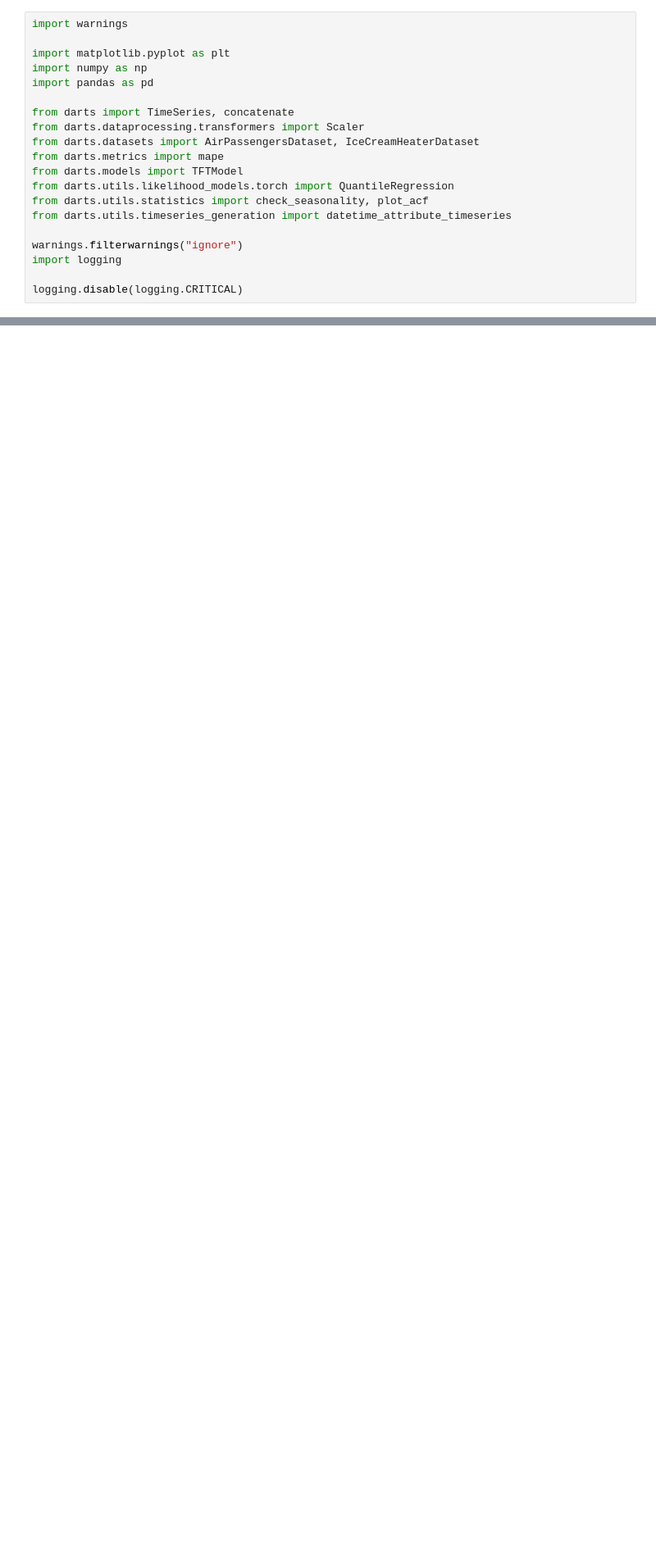
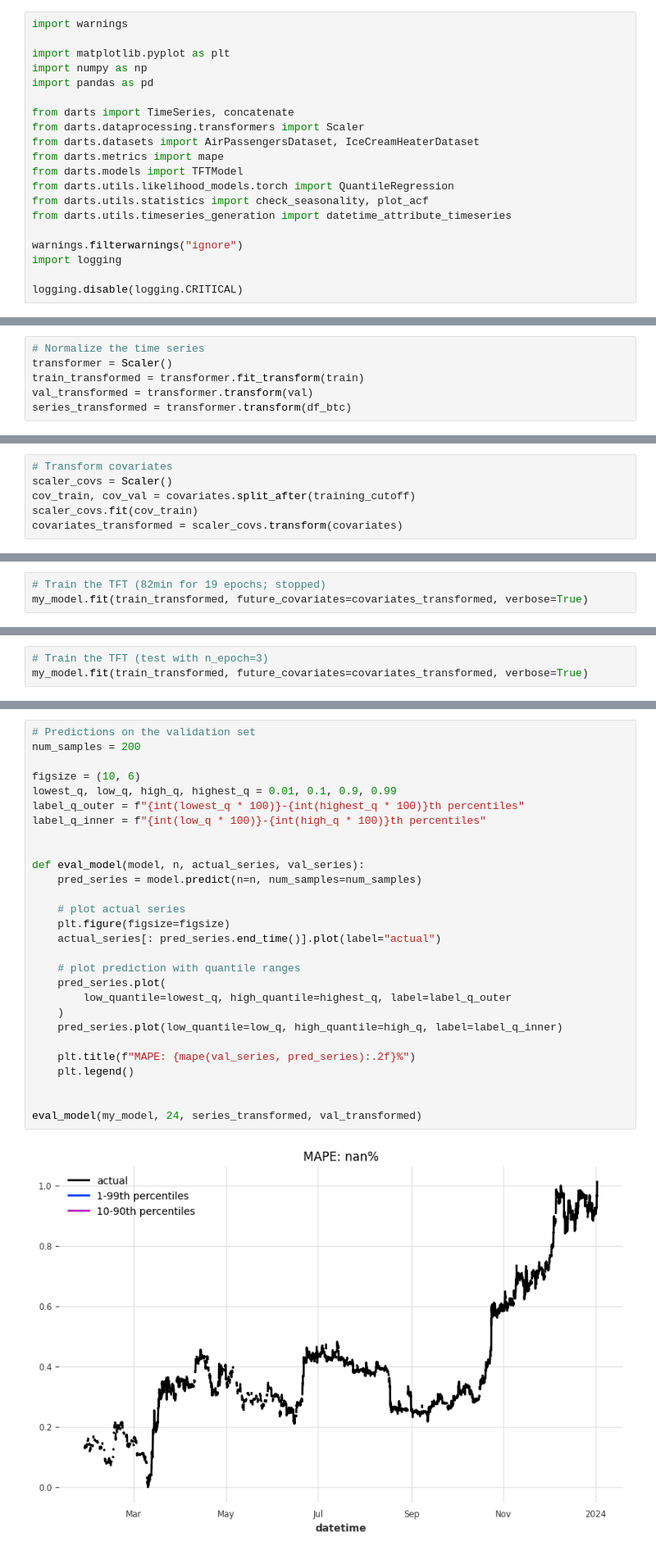
Before and after one commit to Angelaa6/Statapp, a Jupyter notebook: Darts.ipynb, the cells around one changed output, grey strips where cells are left out. Shown at 82% size. Drawn from its saved outputs; the diff is of its cells as text; blank space fills up the shorter version.

```diff
--- a/Darts.ipynb
+++ b/Darts.ipynb
@@ -132,0 +152,6 @@ NameError: name 'args' is not defined
+# %%
+# Normalize the time series
+transformer = Scaler()
+train_transformed = transformer.fit_transform(train)
+val_transformed = transformer.transform(val)
+series_transformed = transformer.transform(df_btc)
@@ -132,0 +191,6 @@ NameError: name 'args' is not defined
+# %%
+# Transform covariates
+scaler_covs = Scaler()
+cov_train, cov_val = covariates.split_after(training_cutoff)
+scaler_covs.fit(cov_train)
+covariates_transformed = scaler_covs.transform(covariates)
@@ -132,0 +258,3 @@ NameError: name 'args' is not defined
+# %%
+# Train the TFT (82min for 19 epochs; stopped)
+my_model.fit(train_transformed, future_covariates=covariates_transformed, verbose=True)
@@ -132,0 +263,3 @@ NameError: name 'args' is not defined
+# %%
+# Train the TFT (test with n_epoch=3)
+my_model.fit(train_transformed, future_covariates=covariates_transformed, verbose=True)
@@ -132,0 +270,30 @@ NameError: name 'args' is not defined
+# %%
+# Predictions on the validation set
+num_samples = 200
+
+figsize = (10, 6)
+lowest_q, low_q, high_q, highest_q = 0.01, 0.1, 0.9, 0.99
+label_q_outer = f"{int(lowest_q * 100)}-{int(highest_q * 100)}th percentiles"
+label_q_inner = f"{int(low_q * 100)}-{int(high_q * 100)}th percentiles"
+
+
+def eval_model(model, n, actual_series, val_series):
+    pred_series = model.predict(n=n, num_samples=num_samples)
+
+    # plot actual series
+    plt.figure(figsize=figsize)
+    actual_series[: pred_series.end_time()].plot(label="actual")
+
+    # plot prediction with quantile ranges
+    pred_series.plot(
+        low_quantile=lowest_q, high_quantile=highest_q, label=label_q_outer
+    )
+    pred_series.plot(low_quantile=low_q, high_quantile=high_q, label=label_q_inner)
+
+    plt.title(f"MAPE: {mape(val_series, pred_series):.2f}%")
+    plt.legend()
+
+
+eval_model(my_model, 24, series_transformed, val_transformed)
+# %% [output]
+[figure, added]
```
Also changed, not shown: parts of 16 cells of this notebook.
